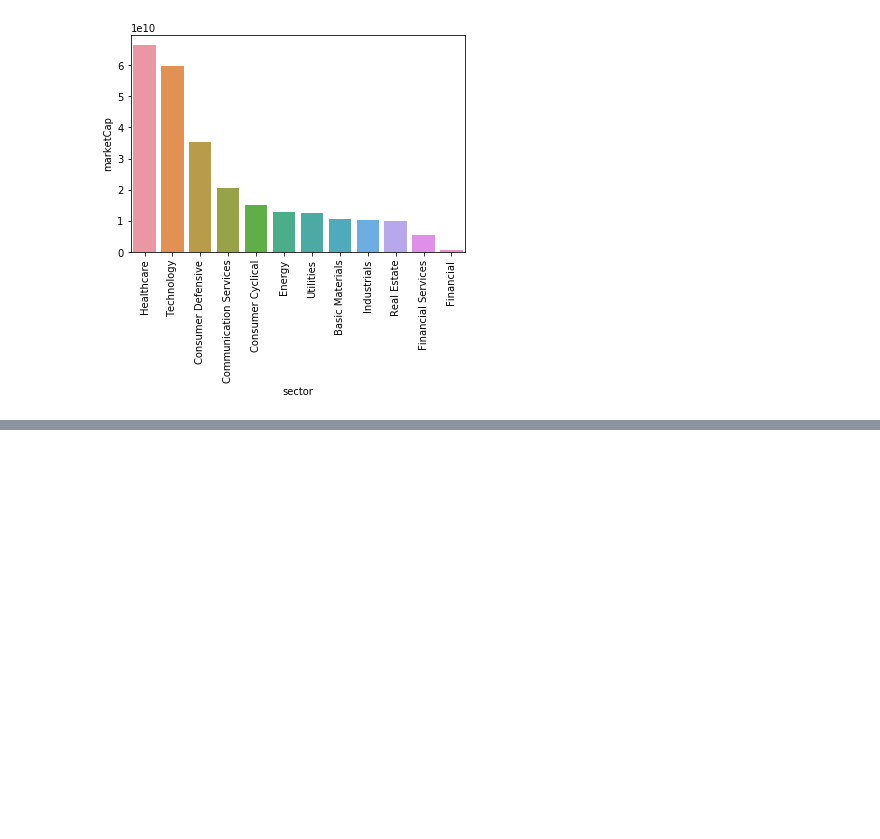
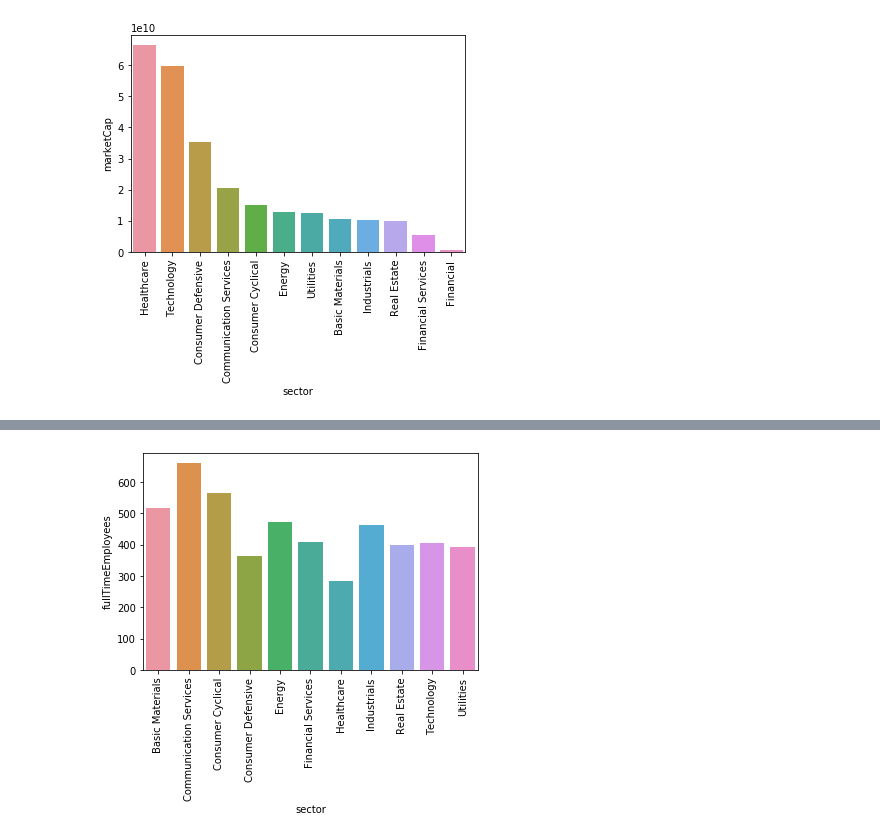
Before and after one commit to ipatel467/Stock-Market-Analysis, a Jupyter notebook: StocksP2.ipynb, the cells around one changed output, grey strips where cells are left out. Saved outputs shown, nothing was run; the diff lists cells and outputs as text; code cells hidden in the pictures; blank space fills up the shorter version.

```diff
--- a/StocksP2.ipynb
+++ b/StocksP2.ipynb
@@ -455 +448,3 @@ lflarge.groupby('sector').agg({'fullTimeEmployees':'mean'}).reset_index()
+# %%
+mfe = medium.groupby('sector').agg({'fullTimeEmployees':'mean'}).reset_index()
 # %%
@@ -456,0 +465,5 @@ llm = llm.sort_values(by='fullTimeEmployees',ascending=False)
+# %%
+sns.barplot(x=mfe['sector'], y= mfe['fullTimeEmployees']);
+plt.xticks(rotation=90);
+# %% [output]
+[figure, added]
```
Also changed, not shown: parts of 4 cells of this notebook.
